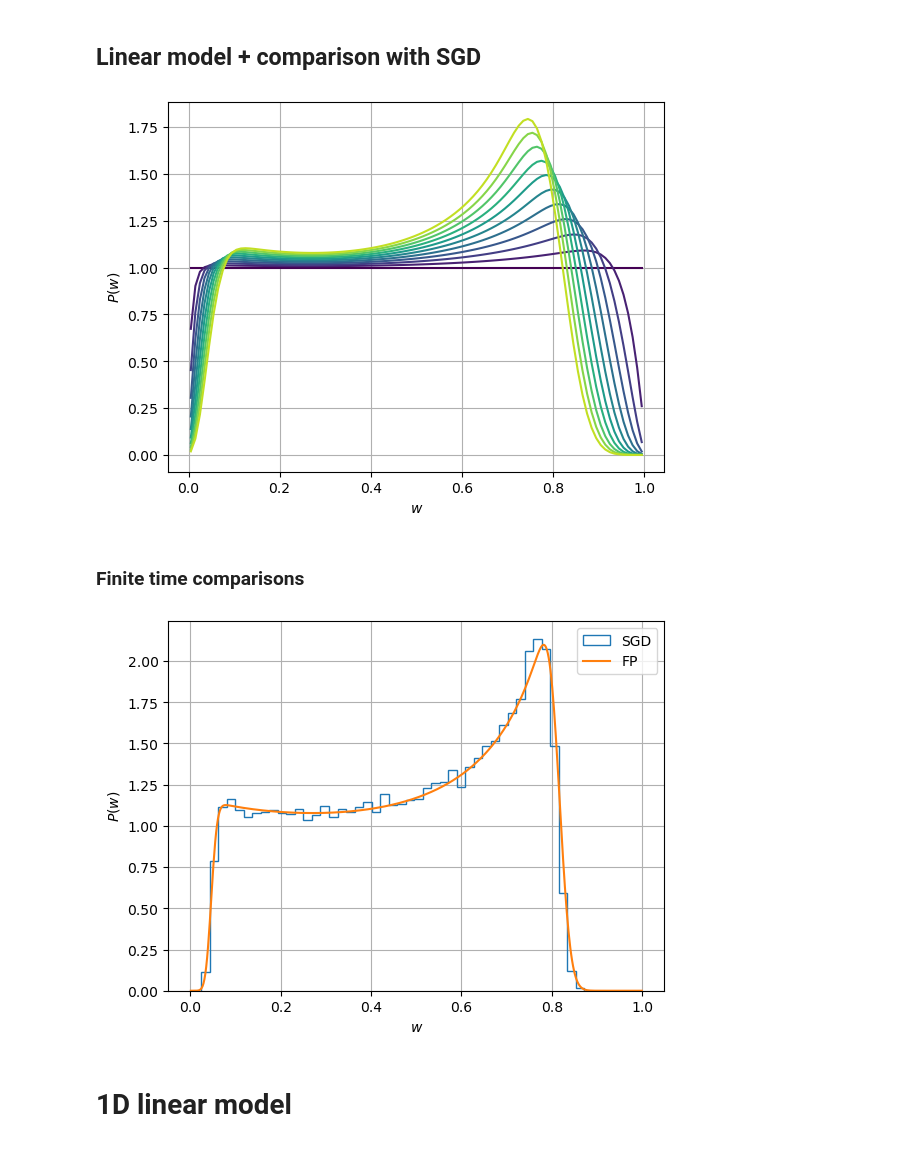
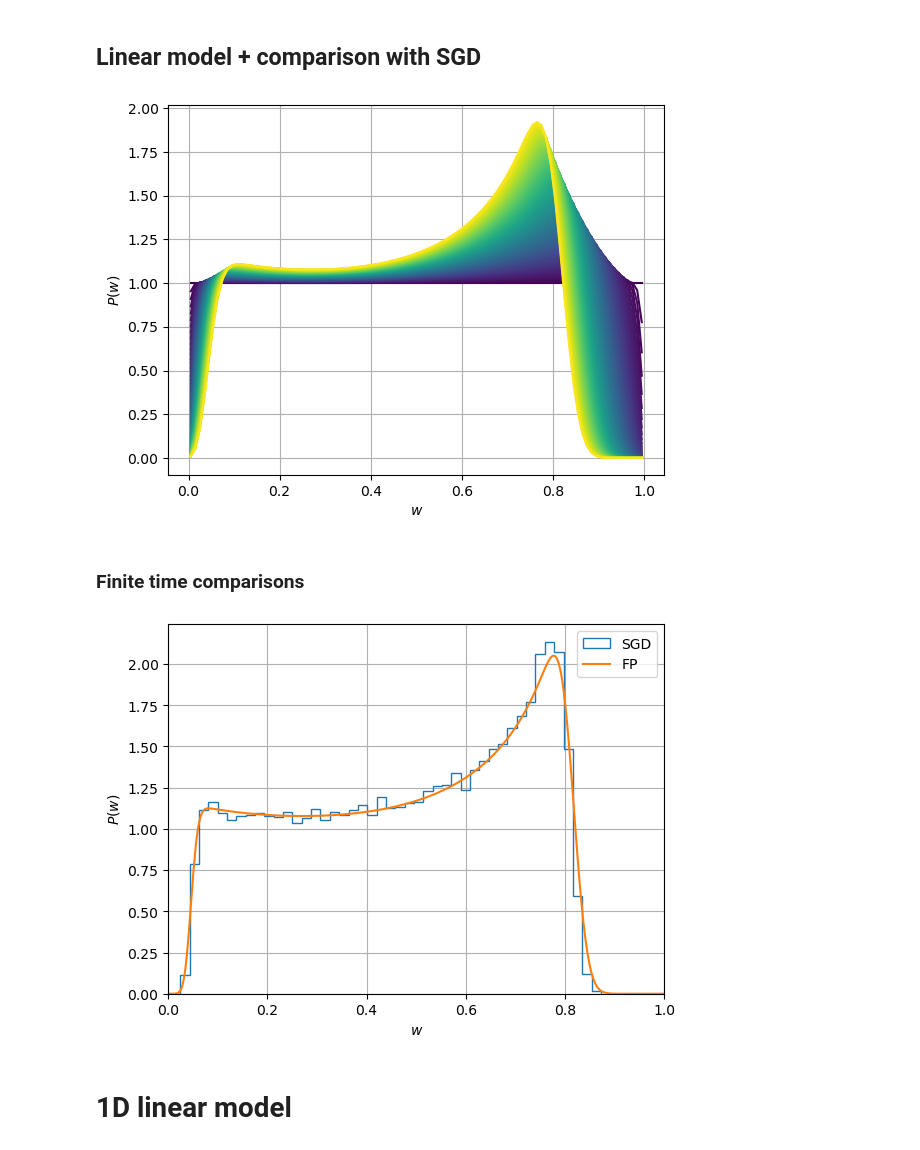
Before and after one commit to gcorlouer/sgd_on_singularities, a Jupyter notebook: experiments/FK_finite_volume.ipynb, the cells around one changed output. Saved outputs shown, nothing was run; the diff lists cells and outputs as text; code cells hidden in the pictures.

```diff
--- a/experiments/FK_finite_volume.ipynb
+++ b/experiments/FK_finite_volume.ipynb
@@ -60,5 +63,5 @@ convection(l, v, ve, w0, b, .5)
 # %%
-def get_FP_data_init(q, nw, lr, v, ve, w0, b, L, dt, steps, w_left, w_right, zero_prob_left, zero_prob_right):
+def get_FP_data_init(q, nw, lr, v, ve, w0, b, L, dt, steps, w_left, w_right, zero_prob_left, zero_prob_right, pbc=False):
     """
     Init is 1 inside the interval w_left <= w <= w_right and 0 outside of it
 
@@ -67,7 +70,10 @@ def get_FP_data_init(q, nw, lr, v, ve, w0, b, L, dt, steps, w_left, w_right, zer
 
     convection, d2 = get_coeffs(q)
 
-    mesh = Grid1D(nx=nw, Lx=L)
+    if pbc:
+        mesh = PeriodicGrid1D(nx=nw, dx=1./nw)
+    else:
+        mesh = Grid1D(nx=nw, Lx=L)
 
     P = CellVariable(mesh=mesh, name=r"$P$")
     P.value = 0.
@@ -79,10 +85,14 @@ def get_FP_data_init(q, nw, lr, v, ve, w0, b, L, dt, steps, w_left, w_right, zer
 
     P.setValue(creneau(w, w_left, w_right))
 
-    if zero_prob_left:
+    if w_left < 0 and w_right > 0 and pbc:
+        w_left = w_left % 1.
+        P.setValue( .5*(creneau(w, 0., w_right) + creneau(w, w_left, 1.)) )
+
+    if zero_prob_left and not(pbc):
         # set zero probability on the left end of the simulation interval
         P.constrain(0., where=mesh.facesLeft)
-    if zero_prob_right:
+    if zero_prob_right and not(pbc):
         # set zero probability on the left end of the simulation interval
         P.constrain(0., where=mesh.facesRight)
 
@@ -94,8 +104,10 @@ def get_FP_data_init(q, nw, lr, v, ve, w0, b, L, dt, steps, w_left, w_right, zer
     # unit vector
     u = FaceVariable(mesh=mesh, value = 1., rank=1)
 
-    # explicit
+    # implicit scheme
     eq = TransientTerm() == DiffusionTerm(CellVariable(mesh=mesh, value = D2)) + ExponentialConvectionTerm(u * FaceVariable(mesh=mesh, value = minusD1plusgradD2))
+    # explicit scheme: numerically unstable unless dt is small enough compared to spatial discretization
+    # eq = TransientTerm() == ExplicitDiffusionTerm(CellVariable(mesh=mesh, value = D2)) + ExponentialConvectionTerm(u * FaceVariable(mesh=mesh, value = minusD1plusgradD2))
 
     Ps = [P.copy()]
     for step in range(steps):
@@ -117,8 +129,8 @@ ve = stde**2.
 w0 = 0.5
 b = 20
 L = 1
-dt = 1.
-steps = 10
+dt = .1
+steps = 100
 
 # uniform density in the simulation interval
 w_left, w_right = 0, L
@@ -135,7 +147,7 @@ plt.grid()
 plt.savefig("dynamics_1d_singular_model.png", bbox_inches="tight", dpi=150)
 plt.show()
 # %% [output]
-[figure, old version]
+[figure, new version]
 # %% [markdown]
 ### Finite time comparisons
 # %%
@@ -170,15 +182,16 @@ for stde in stdes:
 # %%
 for sgd_data, Ps, stde in zip(sgd_datas, fp_datas, stdes):
     plt.hist(sgd_data.T[-1], histtype='step', density=True, bins='auto', label='SGD')
     plt.plot(x, Ps[-1], label='FP')
 plt.xlabel(r"$w$")
 plt.ylabel(r"$P(w)$")
+plt.xlim(0,1)
 plt.grid()
 plt.legend()
 plt.savefig("dynamics_1d_singular_model.png", bbox_inches="tight", dpi=150)
 plt.show()
 # %% [output]
-[figure, old version]
+[figure, new version]
 # %% [markdown]
 # 1D linear model
 # %%
```
Also changed, not shown: parts of 28 cells of this notebook, 1 other file.
